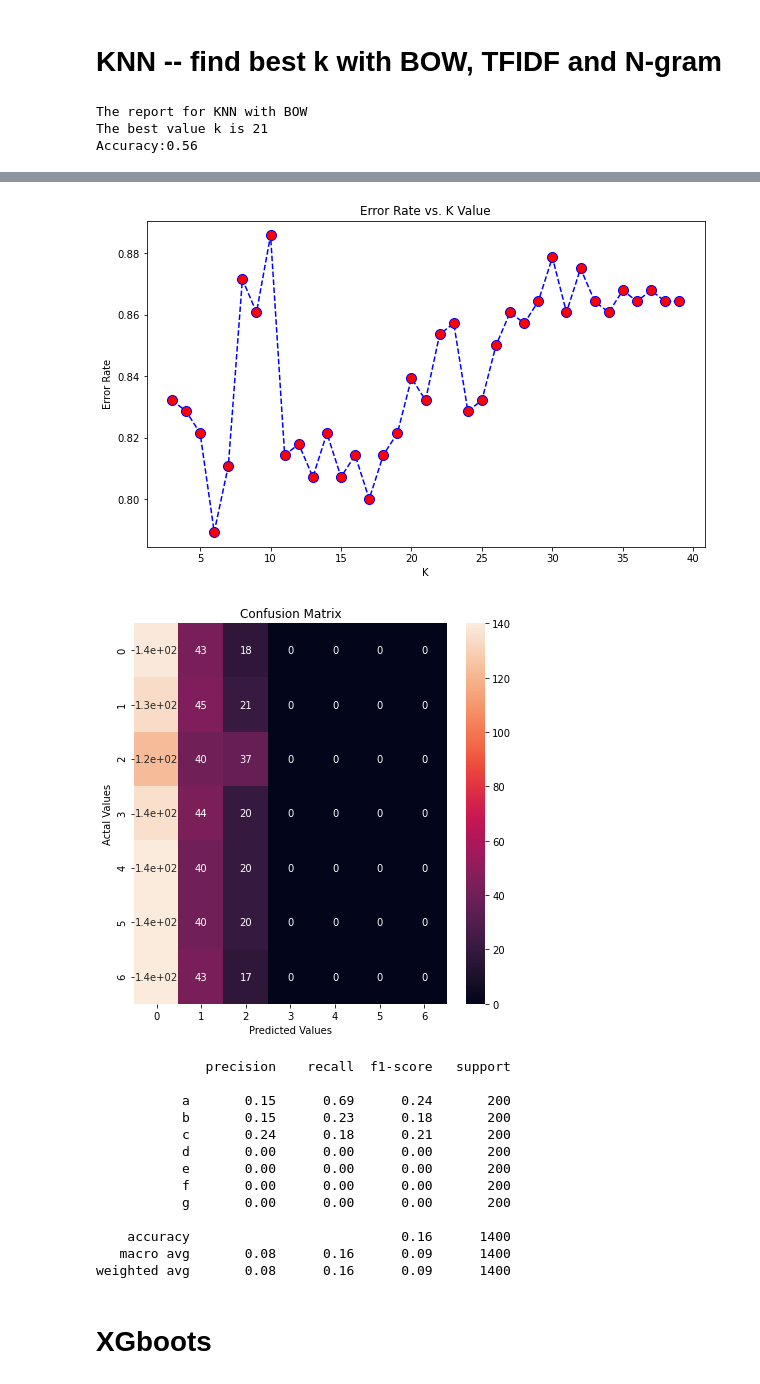
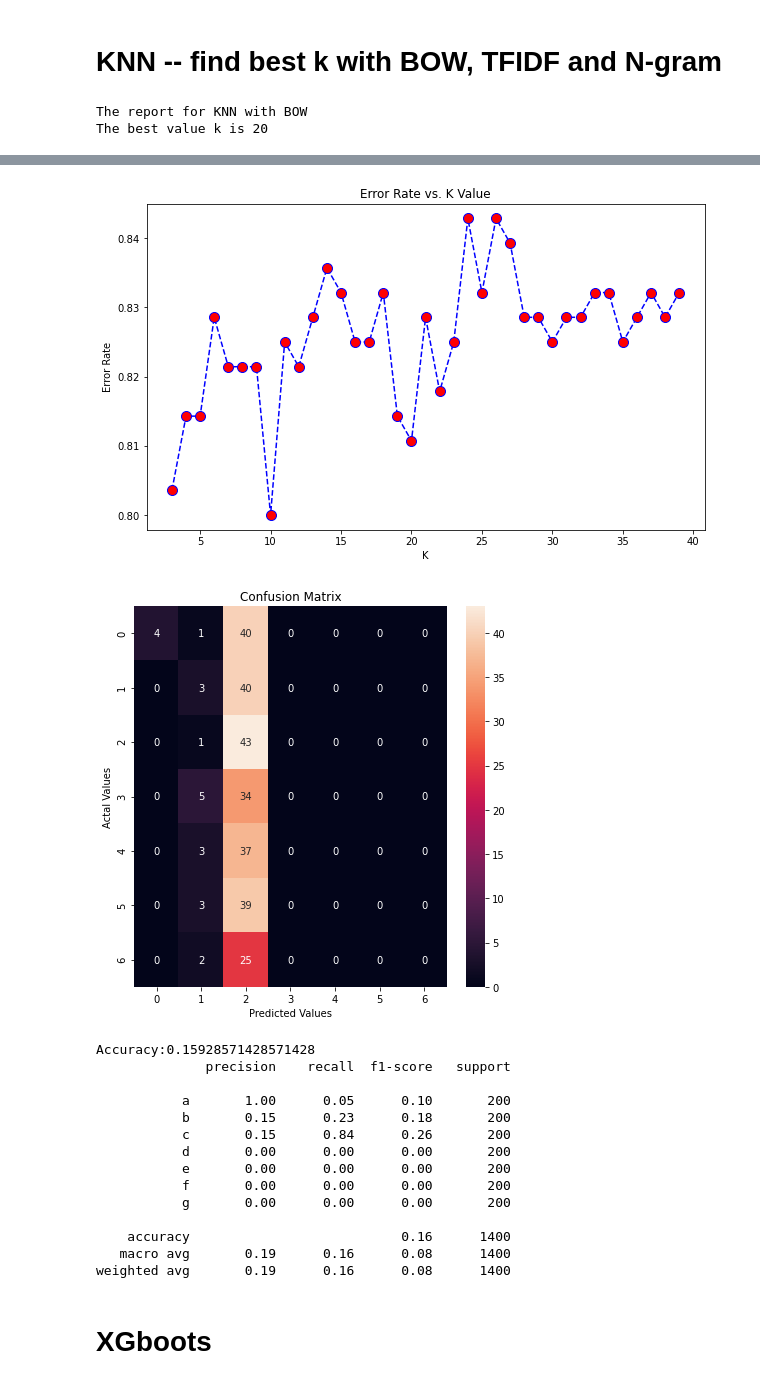
Before and after one commit to zhouzhouce/GNG5125, a Jupyter notebook: group_project1_classification/Group_Assignment1_Classification.ipynb, the cells around one changed output, grey strips where cells are left out. Cells and saved outputs as stored; diff of their text form; code cells hidden in the pictures.

```diff
--- a/group_project1_classification/Group_Assignment1_Classification.ipynb
+++ b/group_project1_classification/Group_Assignment1_Classification.ipynb
@@ -249,7 +249,14 @@ from sklearn.metrics import confusion_matrix, classification_report
 import seaborn as sns
 from sklearn.model_selection import cross_val_score,  cross_val_predict, StratifiedKFold
 
-def analysis(pipeline, data, label):
+def analysis(pipeline, data, label, x_train, x_test, y_train, y_test):
+
+    #confusion matrix
+    pipeline.fit(x_train, y_train)
+    pred = pipeline.predict(x_test)
+    unique_labels = np.unique(df['label'])
+    cf_matrix = confusion_matrix(y_test, pred)
+    draw_confusion_matrix(cf_matrix, unique_labels)
 
     #cross validation
     cv = StratifiedKFold(n_splits=10)
@@ -258,10 +265,6 @@ def analysis(pipeline, data, label):
     accuracy = np.mean(label == y_pred)
     print('Accuracy:' + str(accuracy))
 
-    # confusion matrix
-    cm = confusion_matrix(label, y_pred)
-    unique_labels = np.unique(df['label'])
-    draw_confusion_matrix(cm, unique_labels)
     print (classification_report(label, y_pred))
 # %%
 import matplotlib.pyplot as plt
@@ -315,10 +318,9 @@ for key in vectorizer_dict:
         ])
     print('The report for KNN with ' + key)
     print('The best value k is ' + str(best_k))
-    analysis(best_knn, x, y)
+    analysis(best_knn, x, y, x_train, x_test, y_train, y_test)
     print('')
     print('')
 # %% [output]
 The report for KNN with BOW
-The best value k is 21
-Accuracy:0.56
+The best value k is 20
@@ -367,18 +369,19 @@ Accuracy:0.15785714285714286
-[figure, old version]
+[figure, new version]
-[figure, old version]
+[figure, new version]
+Accuracy:0.15928571428571428
               precision    recall  f1-score   support
 
-           a       0.15      0.69      0.24       200
+           a       1.00      0.05      0.10       200
            b       0.15      0.23      0.18       200
-           c       0.24      0.18      0.21       200
+           c       0.15      0.84      0.26       200
            d       0.00      0.00      0.00       200
            e       0.00      0.00      0.00       200
            f       0.00      0.00      0.00       200
            g       0.00      0.00      0.00       200
 
     accuracy                           0.16      1400
-   macro avg       0.08      0.16      0.09      1400
-weighted avg       0.08      0.16      0.09      1400
+   macro avg       0.19      0.16      0.08      1400
+weighted avg       0.19      0.16      0.08      1400
 # %% [markdown]
 # XGboots
 # %%
```
Also changed, not shown: parts of 29 cells of this notebook.
